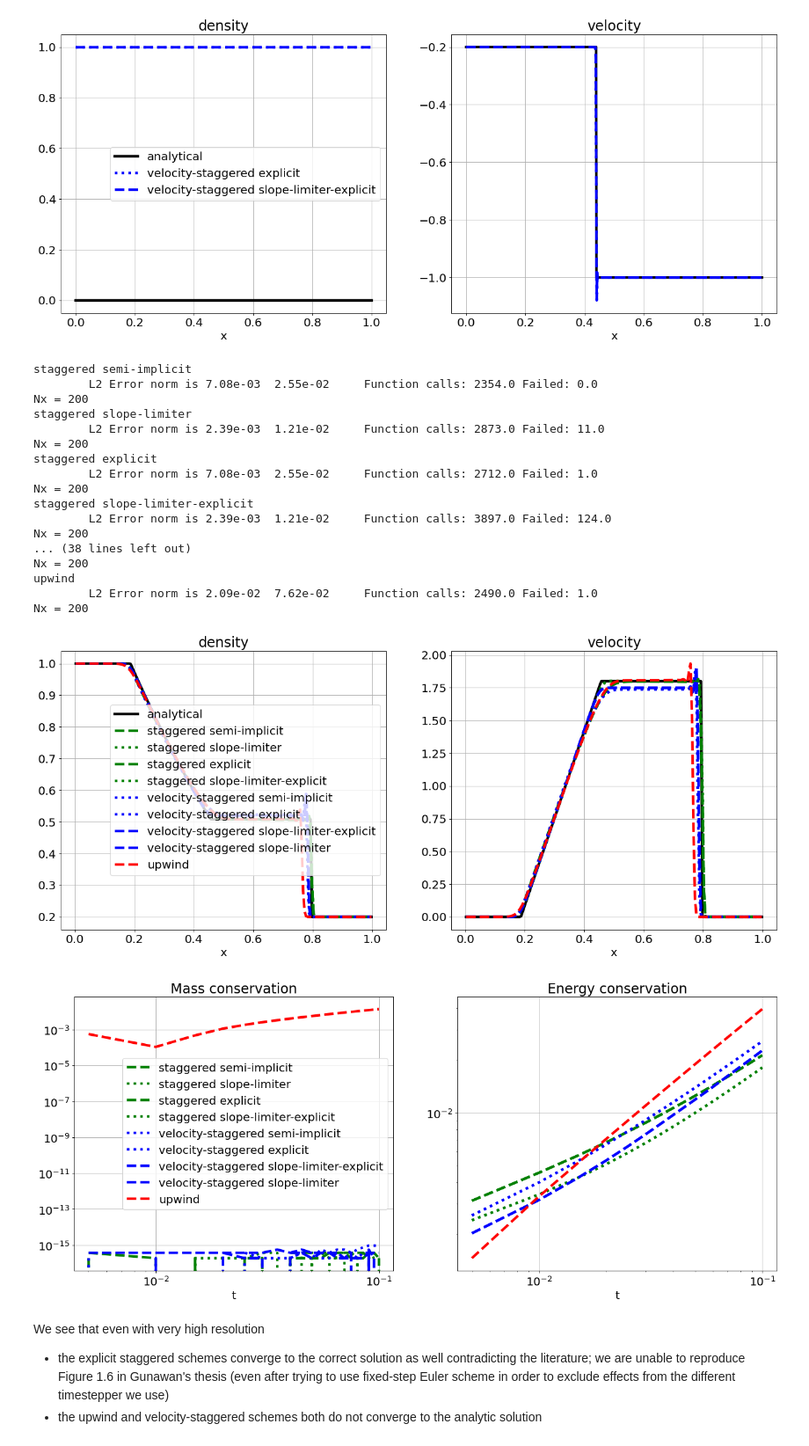
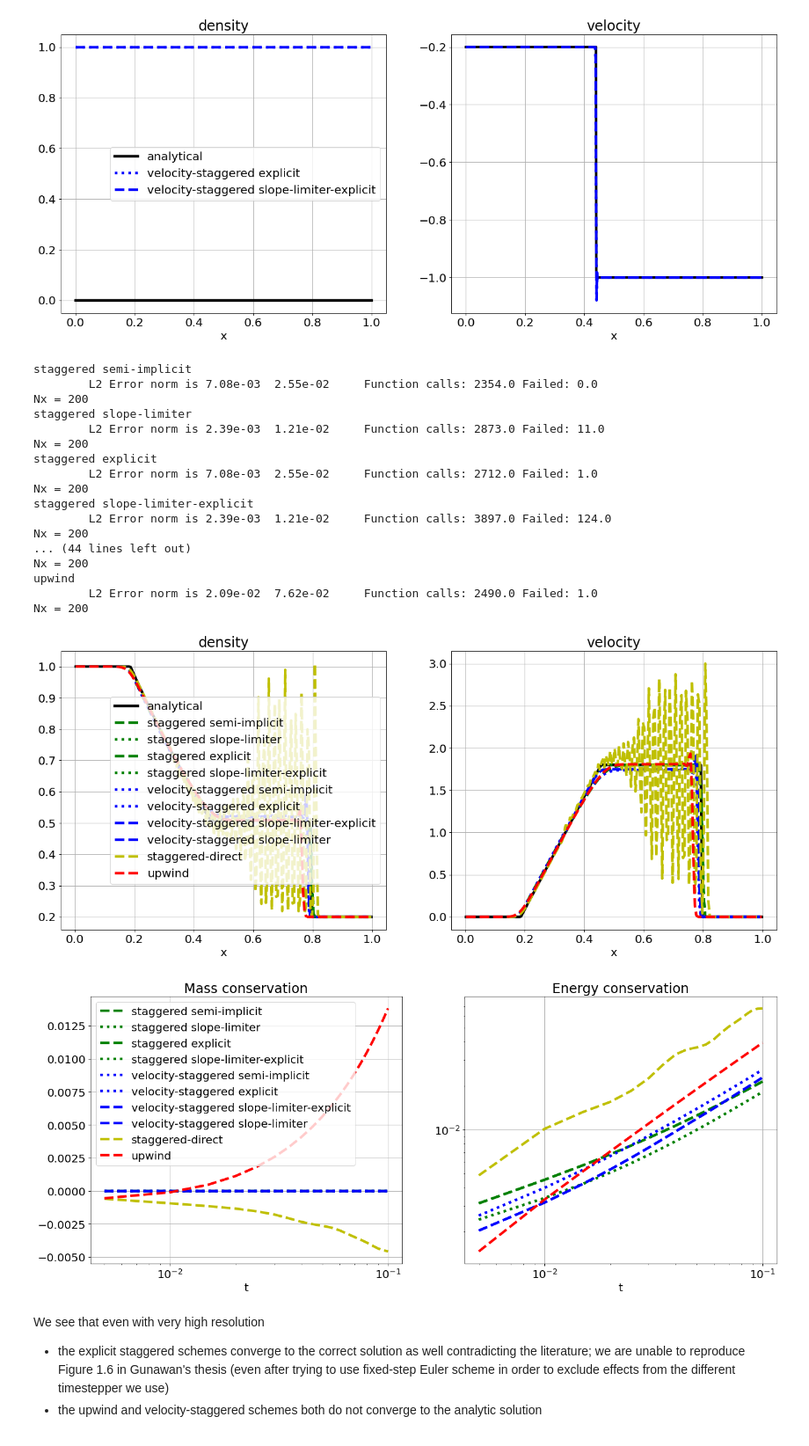
Before and after one commit to mwiesenberger/advection, a Jupyter notebook: navier-stokes.ipynb, the cells around one changed output. Shown at 88% size. Drawn from its saved outputs; the diff is of its cells as text; code cells hidden in the pictures.

Commit message:
Correct energy conservation in navier-stokes

```diff
--- a/navier-stokes.ipynb
+++ b/navier-stokes.ipynb
@@ -264,8 +264,8 @@ def plot_navier_stokes( p_list, plot = "fields", save_fig = False, figure_name =
             x = var["x"][:]
             total_mass = np.sum( mass[:,:], axis = 1)*(x[1]-x[0])
             total_energy = np.sum( energy[:,:], axis = 1)*(x[1]-x[0])
-            im = ax[0].plot( var["time"][1:], np.abs((total_mass[1:]- total_mass[0])/total_mass[0]), p["ls"], label=l, lw=4)
-            im = ax[1].plot( var["time"][1:], np.abs((total_energy[1:] - total_energy[0])/total_energy[0]), p["ls"], label=l, lw=4)
+            im = ax[0].plot( var["time"][1:], ((total_mass[0] - total_mass[1:])/total_mass[0]), p["ls"], label=l, lw=4)
+            im = ax[1].plot( var["time"][1:], np.abs((total_energy[0] - total_energy[1:])/total_energy[0]), p["ls"], label=l, lw=4)
 
 
         ncin.close()
@@ -281,7 +281,7 @@ def plot_navier_stokes( p_list, plot = "fields", save_fig = False, figure_name =
         ax[1].set_xlabel( r"t")
         ax[0].set_xscale('log')
         ax[1].set_xscale('log')
-        ax[0].set_yscale('log')
+#         ax[0].set_yscale('log')
         ax[1].set_yscale('log')
     ax[0].grid(True)
     ax[1].grid(True)
@@ -383,7 +383,7 @@ for p in [
 #    {"type" : "velocity-unstaggered", "variant" : "explicit", "ls" : "k:"},
 #    {"type" : "velocity-unstaggered", "variant" : "slope-limiter", "ls" : "k--"},
 #     {"type" : "centered", "ls" : "m--"},
-#     {"type" : "staggered-direct", "ls" : "y--"},
+    {"type" : "staggered-direct", "ls" : "y--"},
 #    {"type" : "log-staggered", "ls" : "o:", "variant": "explicit"},
 #    {"type" : "log-staggered", "ls" : "o--", "variant": "slope-limiter"},
    {"type" : "upwind", "ls" : "r--"},
@@ -400,36 +400,36 @@ for p in [
     params["timestepper"]["tableau"]  = "ARK-4-2-3"
     if( p["type"] == "upwind" or p["type"] == "upwind2"
        or p["type"] == "centered" or p["type"] == "staggered-direct"
        or p["type"] == "log-staggered"):
         params["timestepper"]["type"] = "ERK"
         params["timestepper"]["tableau"]  = "Bogacki-Shampine-4-2-3"
     elif( p["variant"] == "explicit" or p["variant"] == "slope-limiter-explicit") :
         params["timestepper"]["type"] = "ERK"
         params["timestepper"]["tableau"]  = "Bogacki-Shampine-4-2-3"
     params["advection"] = p
     p_list.append(params)
 plot_navier_stokes(p_list, plot="fields")
 plot_navier_stokes(p_list, plot="energy")
 # %% [output]
 staggered semi-implicit
         L2 Error norm is 7.08e-03  2.55e-02     Function calls: 2354.0 Failed: 0.0
 Nx = 200
 staggered slope-limiter
         L2 Error norm is 2.39e-03  1.21e-02     Function calls: 2873.0 Failed: 11.0
 Nx = 200
 staggered explicit
         L2 Error norm is 7.08e-03  2.55e-02     Function calls: 2712.0 Failed: 1.0
 Nx = 200
 staggered slope-limiter-explicit
         L2 Error norm is 2.39e-03  1.21e-02     Function calls: 3897.0 Failed: 124.0
 Nx = 200
-... (38 lines left out)
+... (44 lines left out)
 Nx = 200
 upwind
         L2 Error norm is 2.09e-02  7.62e-02     Function calls: 2490.0 Failed: 1.0
 Nx = 200
-[figure, old version]
+[figure, new version]
-[figure, old version]
+[figure, new version]
 # %% [markdown]
 We see that even with very high resolution
 - the explicit staggered schemes converge to the correct solution as well contradicting the literature; we are unable to reproduce Figure 1.6 in Gunawan's thesis (even after trying to use fixed-step Euler scheme in order to exclude effects from the different timestepper we use)
```
Also changed, not shown: parts of 4 cells of this notebook.
